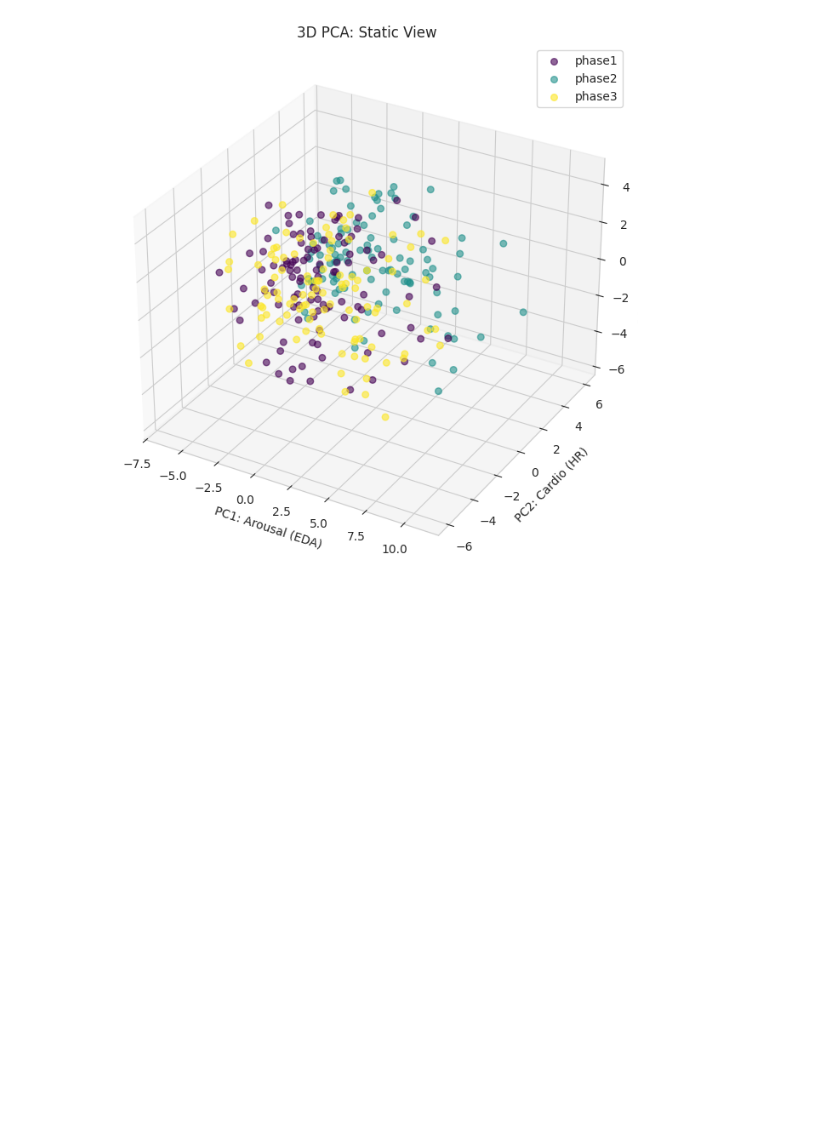
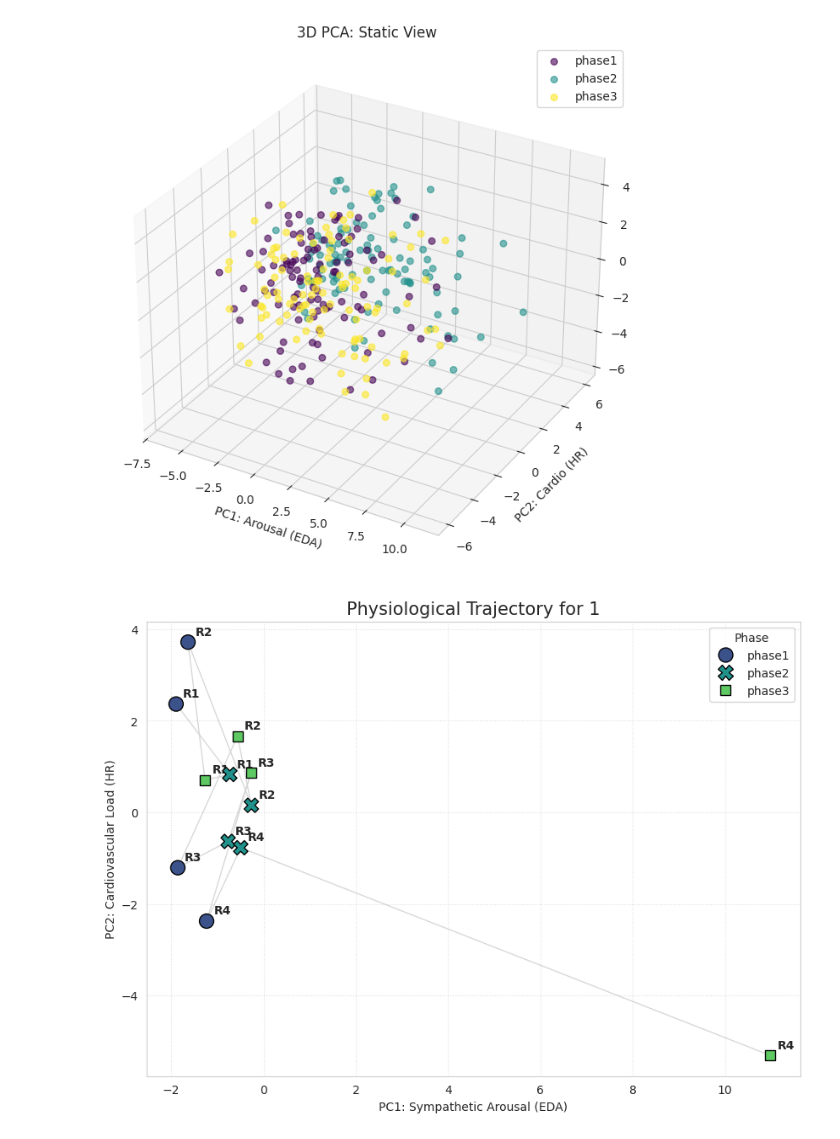
Before and after one commit to VertrauenGuard/cda-case2, a Jupyter notebook: data_analysis.ipynb, the cells around one changed output. Drawn from its saved outputs; the diff is of its cells as text; code cells hidden in the pictures; blank space fills up the shorter version.

Commit message:
added plots for single person viz using pcs

```diff
--- a/data_analysis.ipynb
+++ b/data_analysis.ipynb
@@ -1343,3 +1343,53 @@ ax.legend()
 plt.show()
 # %% [output]
 [figure]
+# %%
+import matplotlib.pyplot as plt
+import seaborn as sns
+import plotly.express as px
+
+# 1. Select the individual
+target_id = viz_df['Individual'].unique()[0]
+ind_df = viz_df[viz_df['Individual'] == target_id].copy()
+
+# 2. 2D Trajectory Plot
+plt.figure(figsize=(10, 7))
+
+# Draw the lines connecting the points to show the "Path"
+sns.lineplot(data=ind_df, x='PC1', y='PC2', sort=False, color='gray', alpha=0.3, lw=1)
+
+# Plot the points
+sns.scatterplot(
+    data=ind_df,
+    x='PC1', y='PC2',
+    hue='Phase',
+    style='Phase',
+    s=150, palette='viridis', edgecolor='black', zorder=5
+)
+
+# Add the labels (Fixing the ValueError)
+for i, row in ind_df.iterrows():
+    label = str(row['Round']).replace('round_', 'R')
+    plt.text(row['PC1']+0.15, row['PC2']+0.15, label, fontsize=10, weight='semibold')
+
+plt.title(f'Physiological Trajectory for {target_id}', fontsize=15)
+plt.xlabel('PC1: Sympathetic Arousal (EDA)')
+plt.ylabel('PC2: Cardiovascular Load (HR)')
+plt.grid(True, linestyle=':', alpha=0.6)
+plt.show()
+
+# 3. 3D Trajectory (Interactive)
+fig_3d_ind = px.scatter_3d(
+    ind_df,
+    x='PC1', y='PC2', z='PC3',
+    color='Phase',
+    hover_data=['Round'],
+    opacity=0.9,
+    title=f'3D Physiological Path: {target_id}',
+    labels={'PC1': 'Arousal (EDA)', 'PC2': 'Cardio (HR)', 'PC3': 'Temp'},
+    color_discrete_map={'phase1': '#440154', 'phase2': '#21918c', 'phase3': '#fde725'}
+)
+fig_3d_ind.update_traces(marker=dict(size=7, line=dict(width=1, color='black')))
+fig_3d_ind.show()
+# %% [output]
+[figure, added]
```
Also changed, not shown: parts of 3 cells of this notebook, 1 other file.
